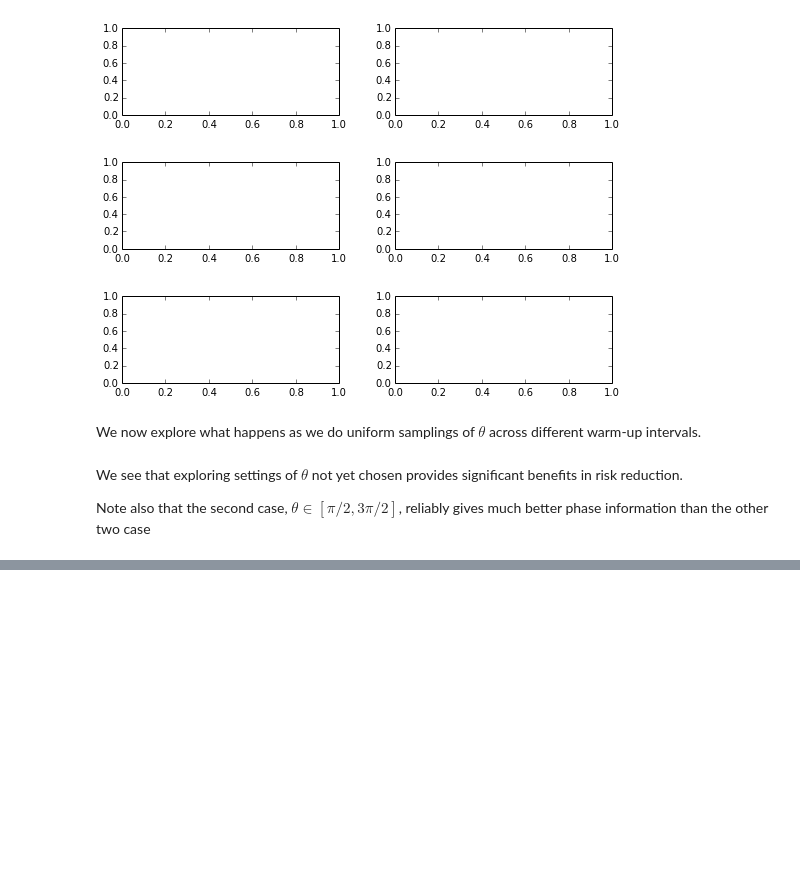
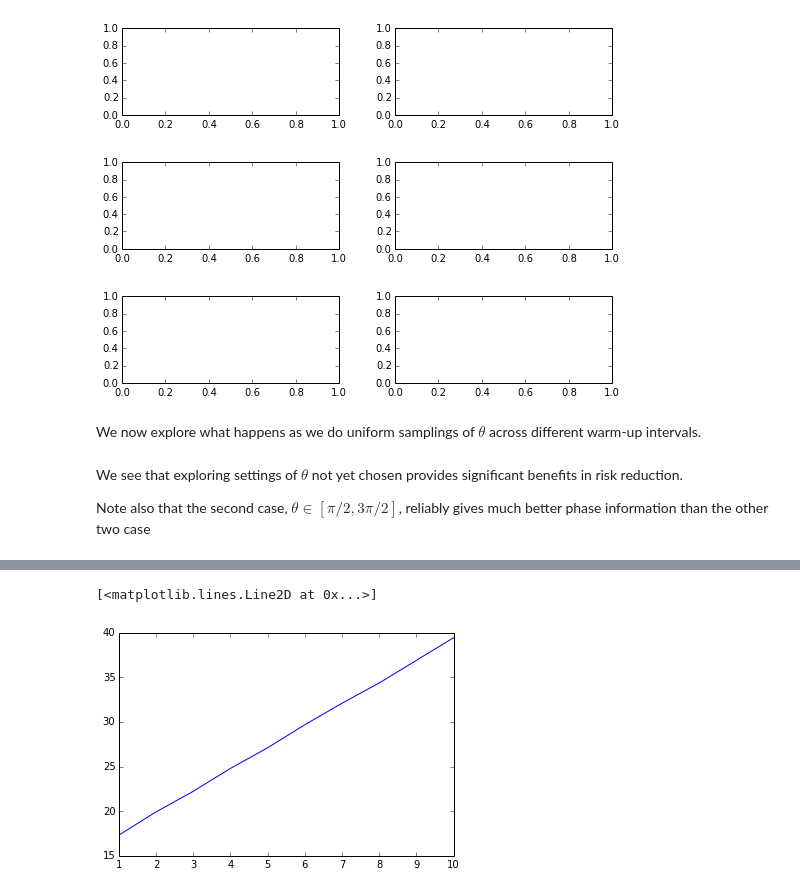
Before and after one commit to taalexander/Honours-Thesis, a Jupyter notebook: code/Adaptive Neutron Interferometry.ipynb, the cells around one changed output, grey strips where cells are left out. Drawn from its saved outputs; the diff is of its cells as text; code cells hidden in the pictures; blank space fills up the shorter version.

```diff
--- a/code/Adaptive Neutron Interferometry.ipynb
+++ b/code/Adaptive Neutron Interferometry.ipynb
@@ -599,10 +599,12 @@ exparams = zip(warmup_thetas,warmup_temps,warmup_humids)
 # %%
 #f_post, this_error_hist, updater_adaptive, best_thetas = do_adaptive_ex(n_thetas=200, n_guesses=5, warmup_exparams=exparams, n_neutrons=100, n_warmup_neutrons=100, quiet=False)
 # %%
-fun = lambda x: do_adaptive_ex(n_thetas=x, n_guesses=5, warmup_exparams=exparams, n_neutrons=100, n_warmup_neutrons=100, quiet=False)
-theta_range = np.arange(1,1000,100,dtype=int)
+
+theta_range = np.arange(1,20,1,dtype=int)
 times = []
 for x in theta_range:
-
-    times.append(timeit.timeit(fun(x), number=2))
+    print("x iiiiiiiiiiiiiiiiiiiiiiis {}".format(x))
+    fun = lambda : do_adaptive_ex(n_thetas=x, n_guesses=5, warmup_exparams=exparams, n_neutrons=100, n_warmup_neutrons=100, quiet=False)
+    t = timeit.timeit(fun, number=2)
+    times.append(t)
 # %% [output]
@@ -630,3 +628,9 @@ ValueError: stmt is neither a string nor callable
+# %%
+x = np.arange(1,11,1)
+plot(x,times)
+# %% [output]
+[<matplotlib.lines.Line2D at 0x...>]
+[figure, added]
 # %%
 res = make_array_adaptive(true_modelparams_array,exparams,n_thetas=200, n_guesses=5, n_neutrons=100, n_warmup_neutrons=100, quiet=False)
 # %%
```
Also changed, not shown: parts of 1 cell of this notebook, 13 other files.
